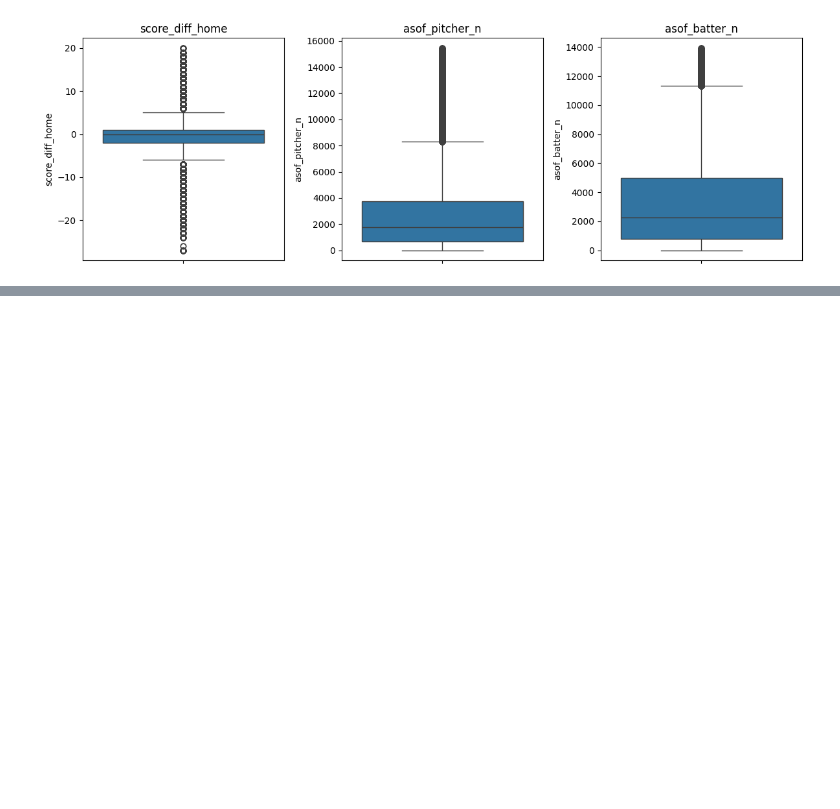
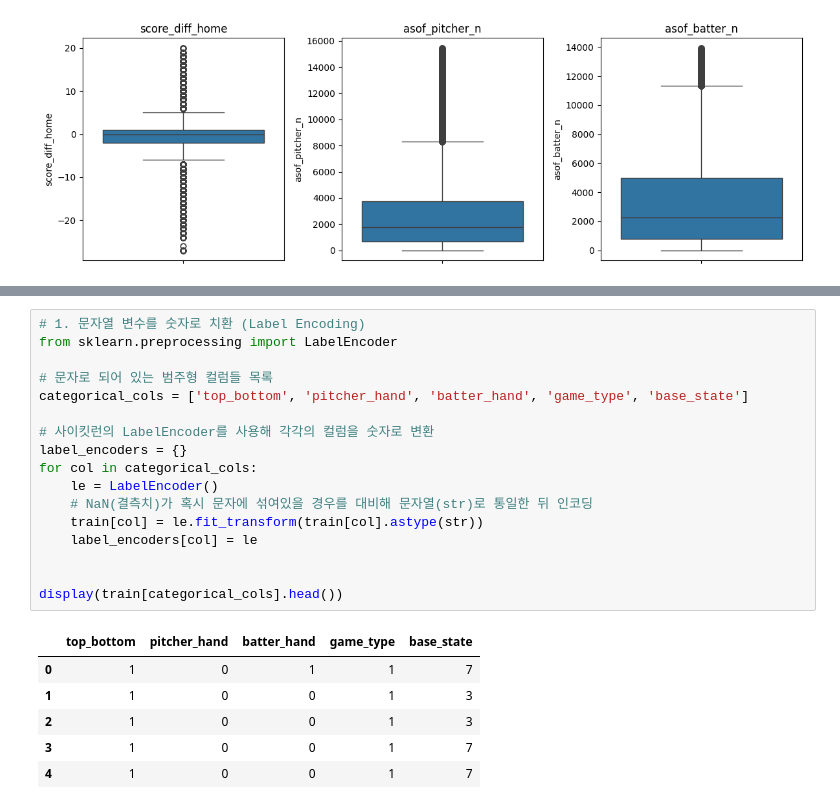
Before and after one commit to monolail/Dacon, a Jupyter notebook: LG_Aimers/통합_분석_코드.ipynb, the cells around one changed output, grey strips where cells are left out. Saved outputs shown, nothing was run; the diff lists cells and outputs as text; blank space fills up the shorter version.

```diff
--- a/LG_Aimers/통합_분석_코드.ipynb
+++ b/LG_Aimers/통합_분석_코드.ipynb
@@ -206,0 +239,24 @@ plt.show()
+# %%
+# 1. 문자열 변수를 숫자로 치환 (Label Encoding)
+from sklearn.preprocessing import LabelEncoder
+
+# 문자로 되어 있는 범주형 컬럼들 목록
+categorical_cols = ['top_bottom', 'pitcher_hand', 'batter_hand', 'game_type', 'base_state']
+
+# 사이킷런의 LabelEncoder를 사용해 각각의 컬럼을 숫자로 변환
+label_encoders = {}
+for col in categorical_cols:
+    le = LabelEncoder()
+    # NaN(결측치)가 혹시 문자에 섞여있을 경우를 대비해 문자열(str)로 통일한 뒤 인코딩
+    train[col] = le.fit_transform(train[col].astype(str))
+    label_encoders[col] = le
+
+
+display(train[categorical_cols].head())
+# %% [output]
+|  | top_bottom | pitcher_hand | batter_hand | game_type | base_state |
+| 0 | 1 | 0 | 1 | 1 | 7 |
+| 1 | 1 | 0 | 0 | 1 | 3 |
+| 2 | 1 | 0 | 0 | 1 | 3 |
+| 3 | 1 | 0 | 0 | 1 | 7 |
+| 4 | 1 | 0 | 0 | 1 | 7 |
```
Also changed, not shown: parts of 25 cells of this notebook.
